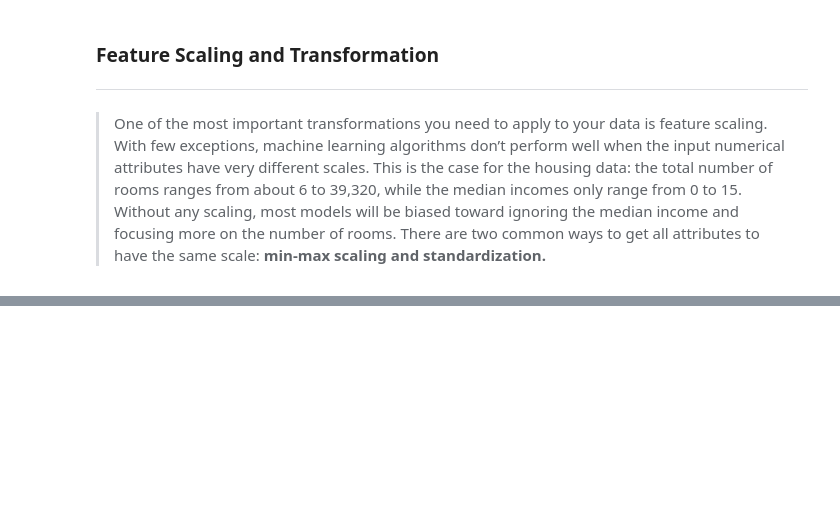
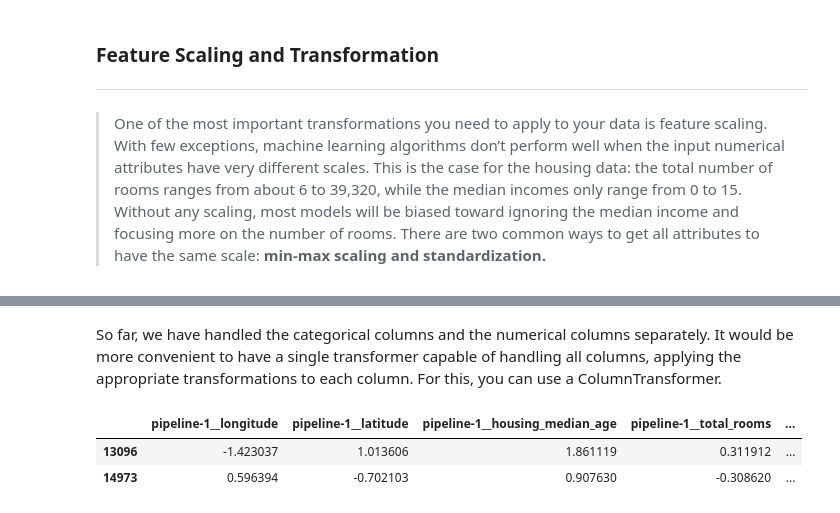
Before and after one commit to srikanthkote/ml-playground, a Jupyter notebook: housing_data_xplore.ipynb, the cells around one changed output, grey strips where cells are left out. Cells and saved outputs as stored; diff of their text form; code cells hidden in the pictures; blank space fills up the shorter version.

```diff
--- a/housing_data_xplore.ipynb
+++ b/housing_data_xplore.ipynb
@@ -491,0 +610,43 @@ housing_num_std_scaled = std_scaler.fit_transform(housing_num)
+# %% [markdown]
+So far, we have handled the categorical columns and the numerical columns separately. It would be more convenient to have a single transformer capable of handling all columns, applying the appropriate transformations to each column. For this, you can use a ColumnTransformer.
+# %%
+from sklearn.compose import ColumnTransformer
+
+num_attribs = ["longitude", "latitude", "housing_median_age", "total_rooms",
+               "total_bedrooms", "population", "households", "median_income"]
+cat_attribs = ["ocean_proximity"]
+
+cat_pipeline = make_pipeline(
+    SimpleImputer(strategy="most_frequent"),
+    OneHotEncoder(handle_unknown="ignore"))
+
+preprocessing = ColumnTransformer([
+    ("num", num_pipeline, num_attribs),
+    ("cat", cat_pipeline, cat_attribs),
+])
+# %%
+from sklearn.compose import make_column_selector, make_column_transformer
+
+preprocessing = make_column_transformer(
+    (num_pipeline, make_column_selector(dtype_include=np.number)),
+    (cat_pipeline, make_column_selector(dtype_include=object)),
+)
+# %%
+# Now we’re ready to apply this ColumnTransformer to the housing data
+'''
+Great! We have a preprocessing pipeline that takes the entire training dataset and applies each transformer to the appropriate columns,
+then concatenates the transformed columns horizontally (transformers must never change the number of rows).
+Once again this returns a NumPy array, but you can get the column names using preprocessing.get_feature_names_out()
+and wrap the data in a nice DataFrame as we did before.
+'''
+housing_prepared = preprocessing.fit_transform(housing)
+# %%
+housing_prepared_fr = pd.DataFrame(
+    housing_prepared,
+    columns=preprocessing.get_feature_names_out(),
+    index=housing.index)
+housing_prepared_fr.head(2)
+# %% [output]
+|  | pipeline-1__longitude | pipeline-1__latitude | pipeline-1__housing_median_age | pipeline-1__total_rooms | ... |
+| 13096 | -1.423037 | 1.013606 | 1.861119 | 0.311912 | ... |
+| 14973 | 0.596394 | -0.702103 | 0.907630 | -0.308620 | ... |
```
Also changed, not shown: parts of 30 cells of this notebook.
